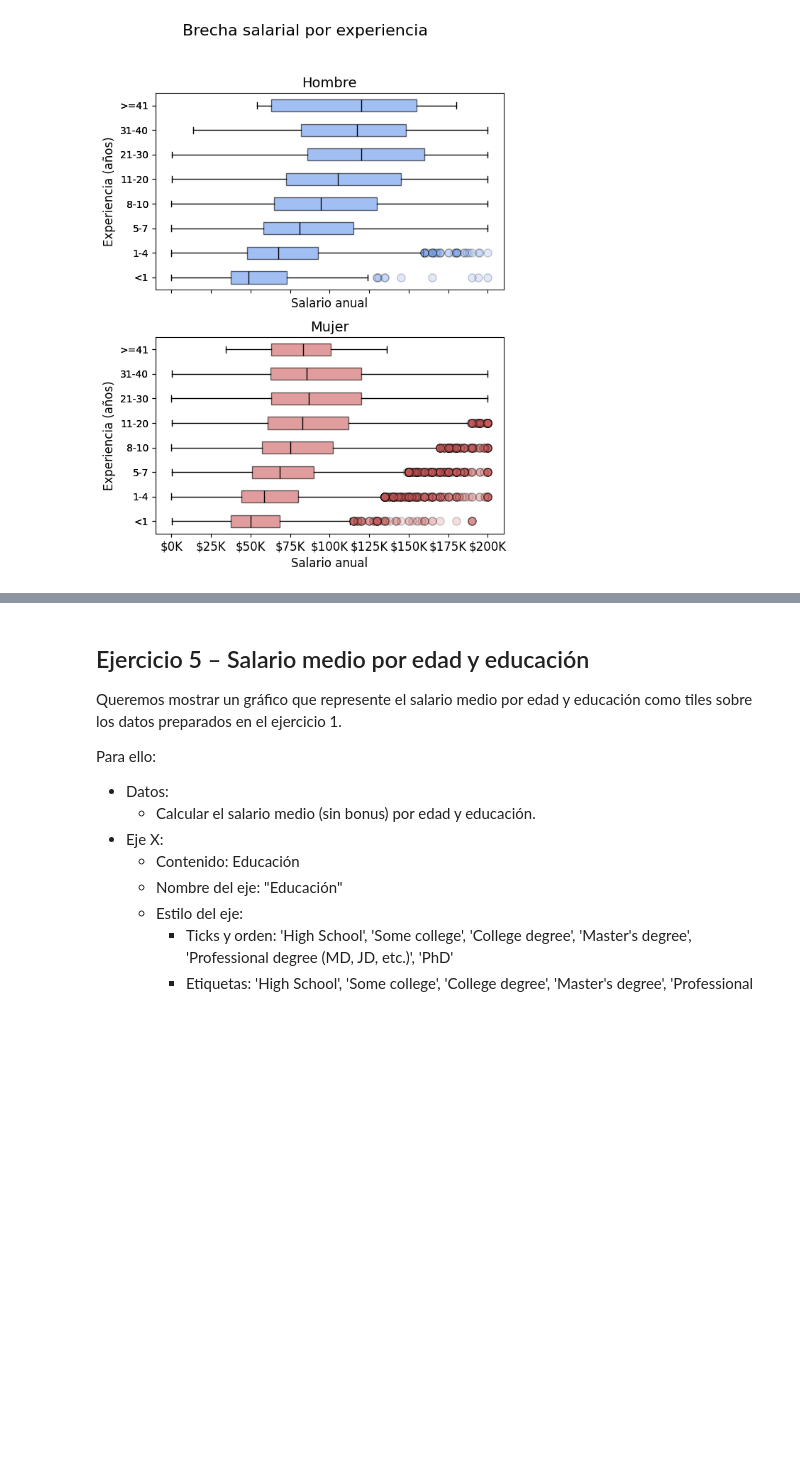
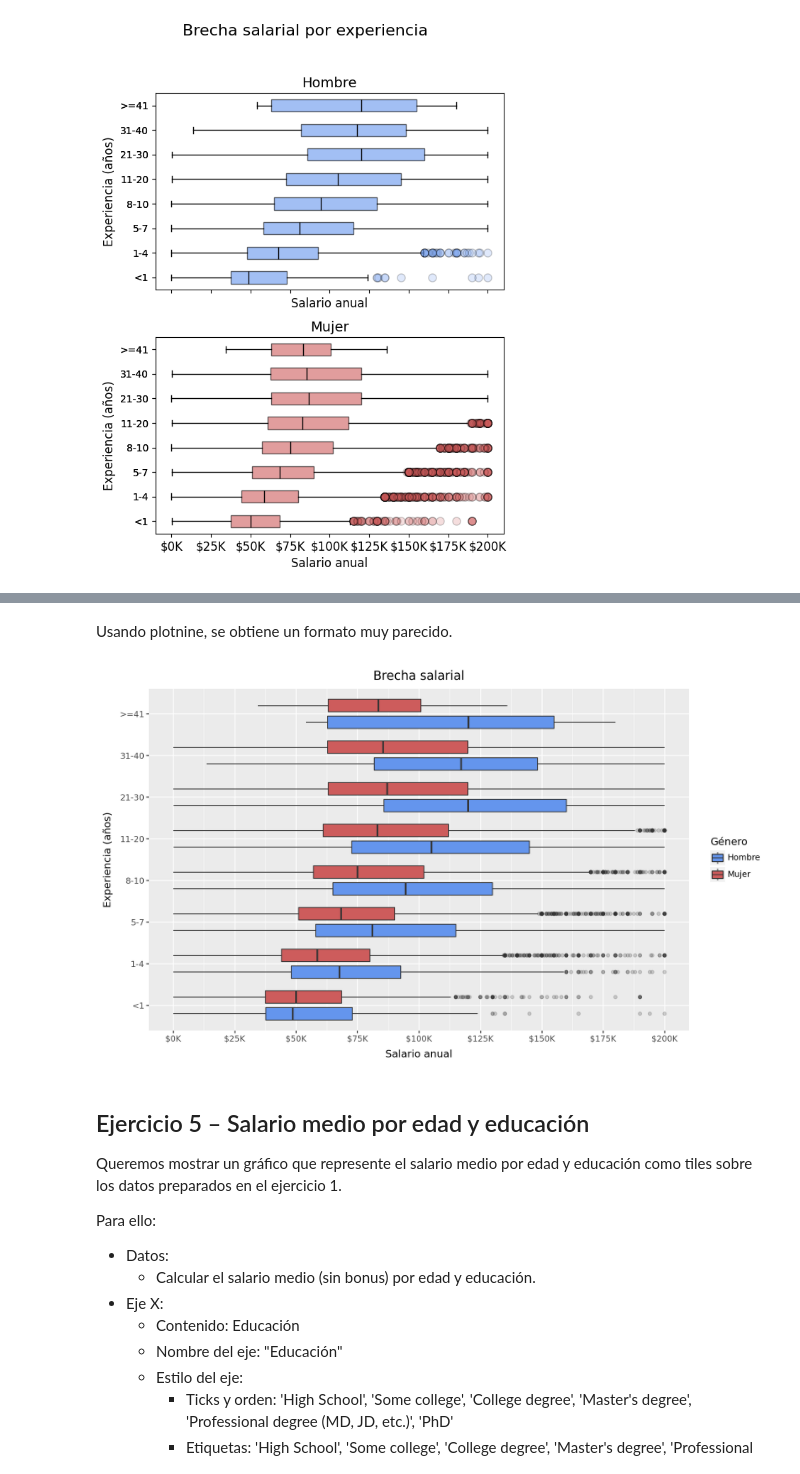
Before and after one commit to laurajimenezalonso/static_visualisation, a Jupyter notebook: notebooks/Ejercicios_Visualizacion_Estatica.ipynb, the cells around one changed output, grey strips where cells are left out. Cells and saved outputs as stored; diff of their text form; code cells hidden in the pictures; blank space fills up the shorter version.

```diff
--- a/notebooks/Ejercicios_Visualizacion_Estatica.ipynb
+++ b/notebooks/Ejercicios_Visualizacion_Estatica.ipynb
@@ -658,3 +692,34 @@ Aquí me ha costado bastante y estuve buscando on line y en ChatGPT cómo hacerl
+# %% [markdown]
+Usando plotnine, se obtiene un formato muy parecido.
+# %%
+from plotnine import (
+    ggplot, aes, geom_boxplot, coord_flip,
+    scale_y_continuous, scale_x_discrete, scale_fill_manual,
+    labs, theme, element_text, position_dodge
+)
+import numpy as np
+import math
+
+# ticks para el eje salario
+max_salary = data['annual_salary_usd'].max()
+max_x = int(math.ceil(max_salary / 25000.0)) * 25000
+xticks = list(range(0, max_x + 1, 25000))
+
+p = (
+    ggplot(data, aes(x='field_experience', y='annual_salary_usd', fill='gender'))
+    + geom_boxplot(position=position_dodge(width=0.8), width=0.6, outlier_alpha=0.2)
+    + coord_flip()  # ahora queda horizontal: salario en X, experiencia en Y visualmente
+    + scale_x_discrete(limits=exp_order, labels=exp_labels)   # orden y etiquetas de experiencia
+    + scale_y_continuous(breaks=xticks, labels=[f"${t//1000}K" for t in xticks])  # ticks salario
+    + scale_fill_manual(values={'Man': 'cornflowerblue', 'Woman': 'indianred'},
+                        labels=['Hombre', 'Mujer'])
+    + labs(x='Experiencia (años)', y='Salario anual', title='Brecha salarial', fill='Género')
+    + theme(figure_size=(10, 6), axis_text_y=element_text(size=9))
+)
+
+p
+# %% [output]
+[figure, added]
 # %% [markdown]
 ## Ejercicio 5 – Salario medio por edad y educación
 Queremos mostrar un gráfico que represente el salario medio por edad y educación como tiles sobre los datos preparados en el ejercicio 1.
```
Also changed, not shown: parts of 3 cells of this notebook, 1 other file.
